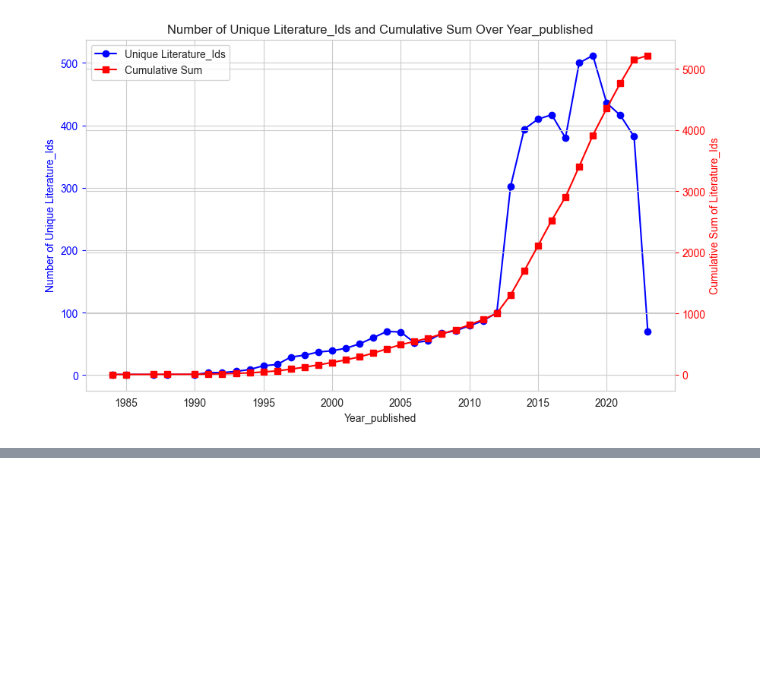
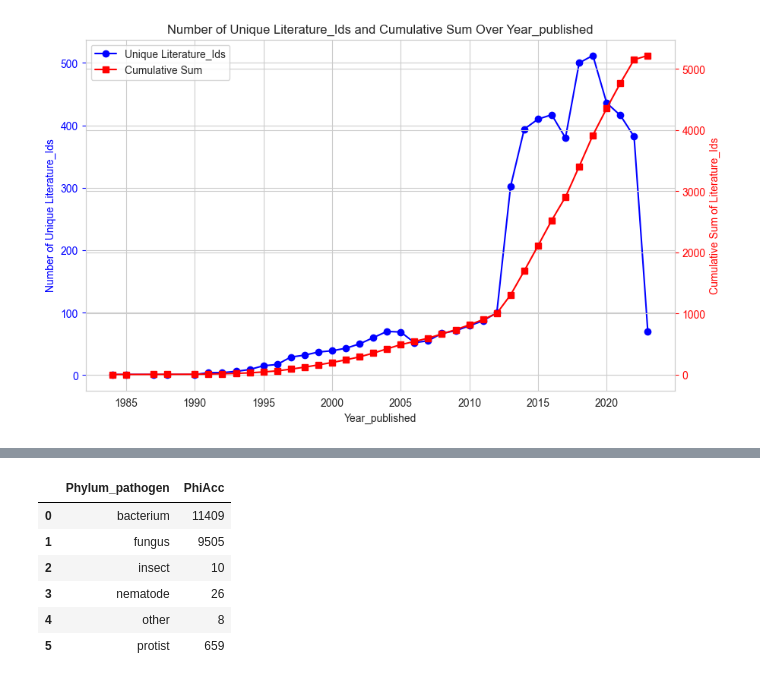
Before and after one commit to martin2urban/phi4statsPy, a Jupyter notebook: 1-phiMuAnalysis.ipynb, the cells around one changed output, grey strips where cells are left out. Saved outputs shown, nothing was run; the diff lists cells and outputs as text; code cells hidden in the pictures; blank space fills up the shorter version.

```diff
--- a/1-phiMuAnalysis.ipynb
+++ b/1-phiMuAnalysis.ipynb
@@ -49,10 +49,10 @@ phiSlim = pd.read_csv(
 )
 phiSlim['Year_published'] = pd.to_datetime(phiSlim['Year_published'], format='%Y')    #conver year_published to datetime, function from numpy
 phiSlim['PathSpeciesTaxID'] = phiSlim['PathSpeciesTaxID'].astype(str).str.strip()
-phiSlim['PathSpeciesTaxID'] = pd.to_numeric(phiSlim['PathSpeciesTaxID'], errors='coerce', downcast='integer') #to numeric replace non-convertible
+phiSlim['PathSpeciesTaxID'] = phiSlim['PathSpeciesTaxID'].astype('int64')
 phiSlim['Literature_Id'] = phiSlim['Literature_Id'].astype(str).str.strip()
 phiSlim['Literature_Id'] = pd.to_numeric(phiSlim['Literature_Id'], errors='coerce', downcast='integer') #to numeric replace non-convertible with NaN
 phiSlim['Literature_Id'] = phiSlim['Literature_Id'].fillna(0).astype(int) #replace NaN with 0, to allow int 32 data type
 phiSlim['Phenotype'] = phiSlim['Phenotype'].astype('category')
-phiSlim.info()
+phiSlim.info(memory_usage="deep")  #calculates memory usage including strings
 #phiSlim.to_csv(('phiSlim.csv'), index=False)
@@ -212,0 +145,9 @@ Text(0.5, 1.0, 'Number of Unique Literature_Ids and Cumulative Sum Over Year_pub
+# %%
+# Summarise data by phylum
+king_cols = ['PathSpeciesTaxID', 'Phylum_pathogen']
+pathSpecies = pd.read_csv(
+    'metadata/pathSpecies_lifestyles.csv',
+    usecols = king_cols,
+)
+pathSpecies['Phylum_pathogen'] = pathSpecies['Phylum_pathogen'].astype('string').astype('category')
+pathSpecies['Phylum_pathogen'].value_counts()
@@ -213,3 +163,16 @@ Text(0.5, 1.0, 'Number of Unique Literature_Ids and Cumulative Sum Over Year_pub
+# %%
+# uses LEFT JOIN ON DATAFRAMES
+phiSlim['PathSpeciesTaxID'] = phiSlim['PathSpeciesTaxID'].astype('int64')
+merged_df = pd.merge(phiSlim, pathSpecies, on='PathSpeciesTaxID', how='left')
+merged_df.groupby('Phylum_pathogen').agg({'PhiAcc': 'count'}).reset_index()
+# %% [output]
+|  | Phylum_pathogen | PhiAcc |
+| 0 | bacterium | 11409 |
+| 1 | fungus | 9505 |
+| 2 | insect | 10 |
+| 3 | nematode | 26 |
+| 4 | other | 8 |
+| 5 | protist | 659 |
 # %%
 #STOP
 # %%
```
Also changed, not shown: parts of 10 cells of this notebook.
